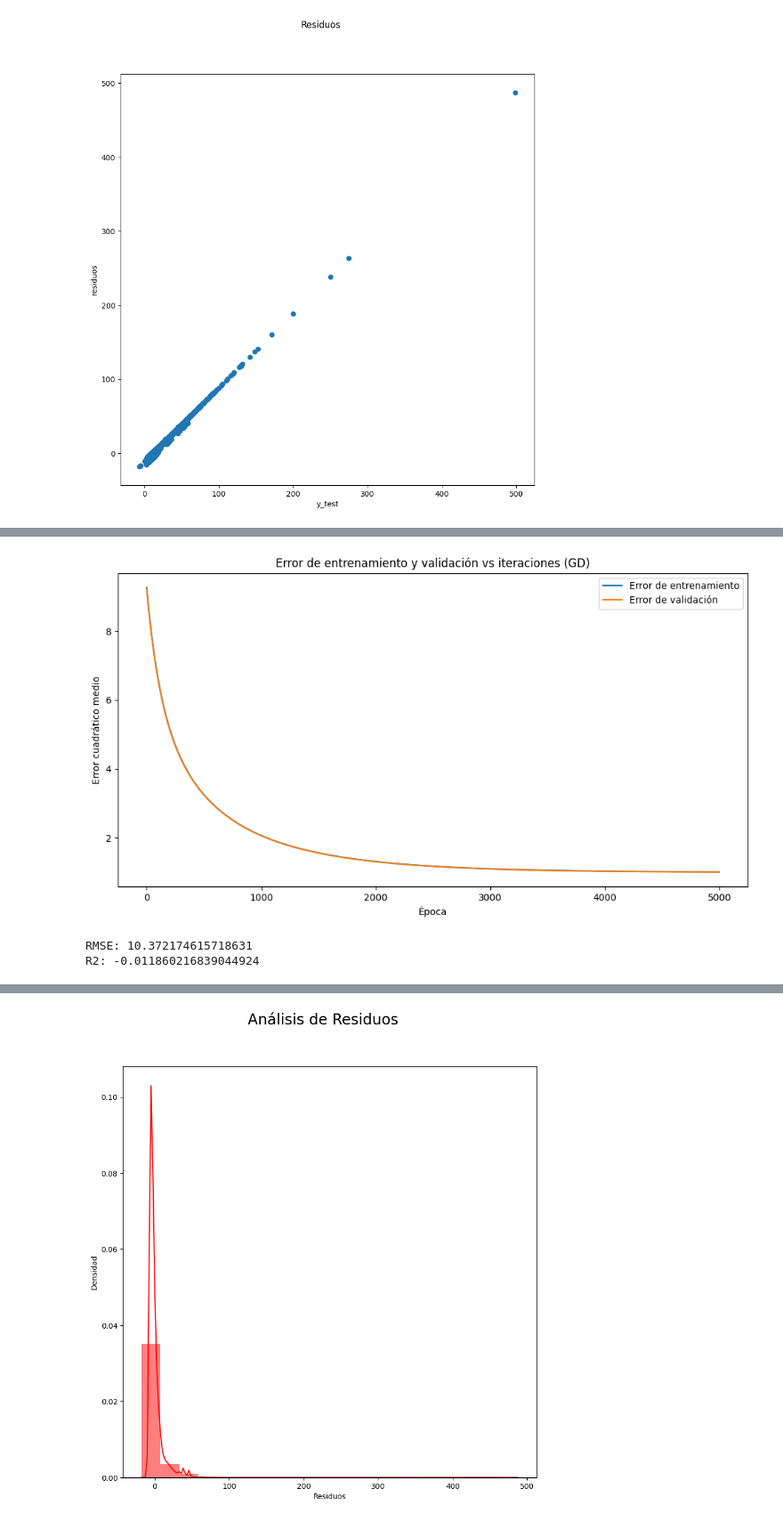
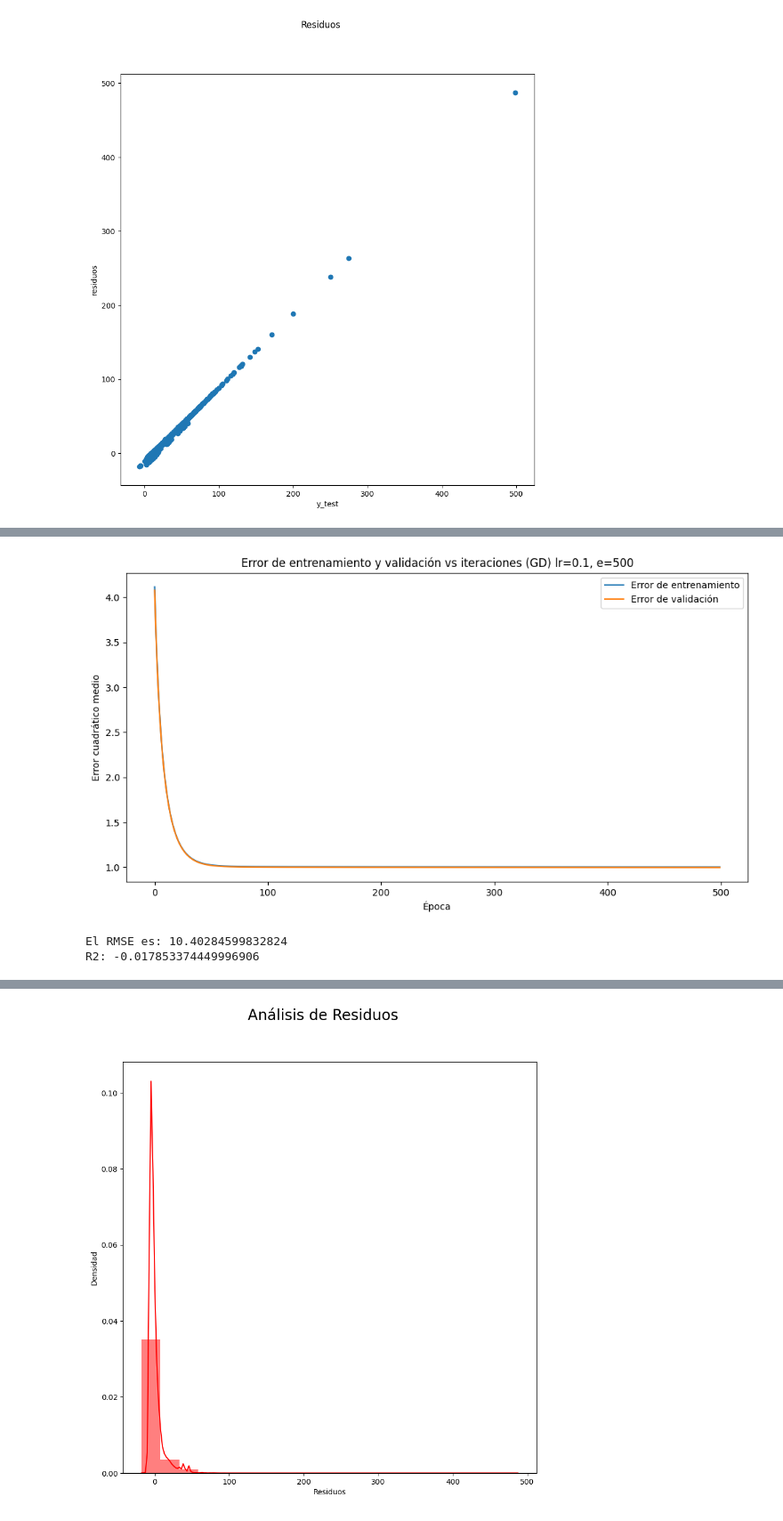
Before and after one commit to FedeZ2008/AA1-TUIA-2025C2-LEON-ZIMMER, a Jupyter notebook: TP1_Regresion.ipynb, the cells around one changed output, grey strips where cells are left out. Shown at 89% size. Cells and saved outputs as stored; diff of their text form; code cells hidden in the pictures.

```diff
--- a/TP1_Regresion.ipynb
+++ b/TP1_Regresion.ipynb
@@ -487,7 +487,7 @@ def gradient_descent(X_train, y_train, X_val, y_val, lr=0.01, epochs=100):
     plt.xlabel('Época')
     plt.ylabel('Error cuadrático medio')
     plt.legend()
-    plt.title('Error de entrenamiento y validación vs iteraciones (GD)')
+    plt.title(f'Error de entrenamiento y validación vs iteraciones (GD) lr={lr}, e={epochs}')
     plt.show()
 
     return W
@@ -595,7 +616,7 @@ x_train_gd, x_val_gd, y_train_gd, y_val_gd = train_test_split(
 # %%
-coef_gradiente = gradient_descent(x_train_gd, y_train_gd, x_val_gd, y_val_gd, lr=0.001, epochs=5000)
+coef_gradiente = gradient_descent(x_train_gd, y_train_gd, x_val_gd, y_val_gd, lr=0.1, epochs=500)
 # %% [output]
-[figure, old version]
+[figure, new version]
 # %%
 X_test_gd = np.hstack((np.ones((X_test.shape[0], 1)), X_test.values))
 
@@ -606,11 +627,11 @@ rmse_gd = np.sqrt(mse)
 R2_gd = r2_score(y_test, y_pred_gd_descaled)
 
 
-print(f"RMSE: {rmse_gd}")
+print(f"El RMSE es: {rmse_gd}")
 print(f"R2: {R2_gd}")
 # %% [output]
-RMSE: 10.372174615718631
-R2: -0.011860216839044924
+El RMSE es: 10.40284599832824
+R2: -0.017853374449996906
 # %%
 fig = plt.figure(figsize=(10,10))
 residuos = y_test - y_pred_gd_descaled.reshape(y_test.shape)
```
Also changed, not shown: parts of 29 cells of this notebook.
